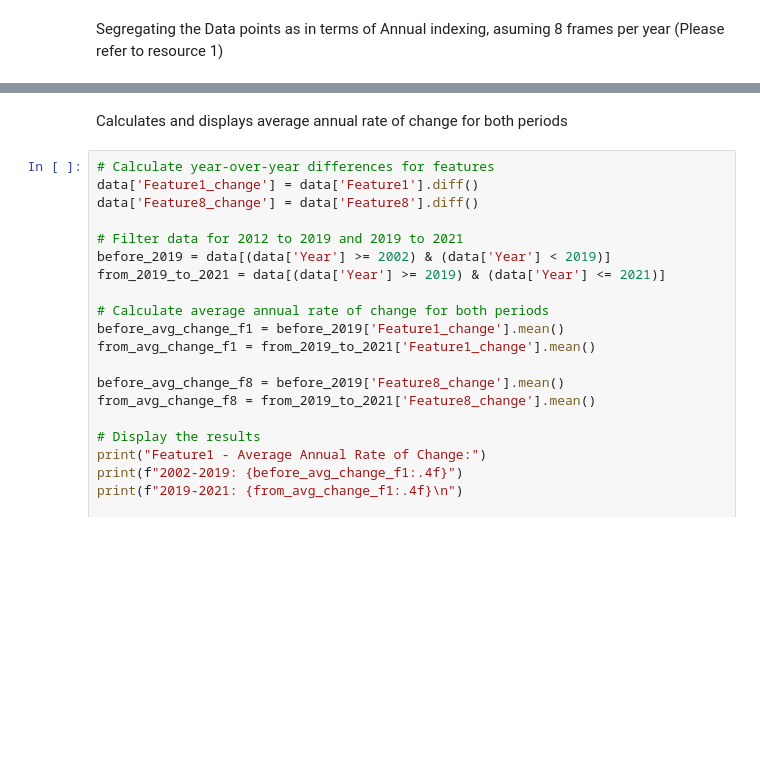
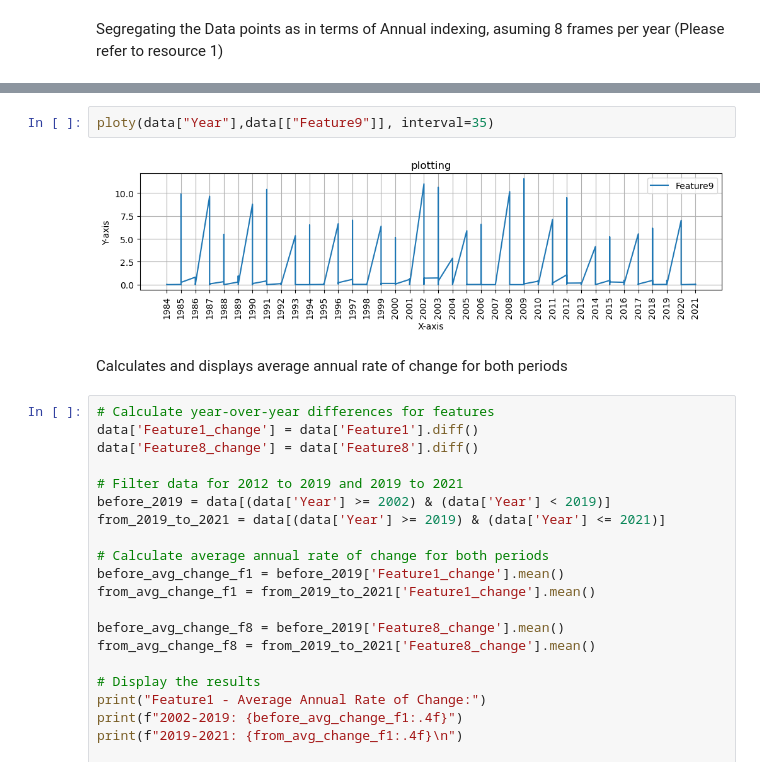
Before and after one commit to harsh125op/waterLevel, a Jupyter notebook: 5_Data_Analatics.ipynb, the cells around one changed output, grey strips where cells are left out. Drawn from its saved outputs; the diff is of its cells as text; blank space fills up the shorter version.

```diff
--- a/5_Data_Analatics.ipynb
+++ b/5_Data_Analatics.ipynb
@@ -314,3 +319,7 @@ ploty(data["Year"],data[["Feature1","Feature8"]], interval=35)
+# %%
+ploty(data["Year"],data[["Feature9"]], interval=35)
+# %% [output]
+[figure, added]
 # %% [markdown]
 Calculates and displays average annual rate of change for both periods
 # %%
```
Also changed, not shown: parts of 21 cells of this notebook, 3 other files.
